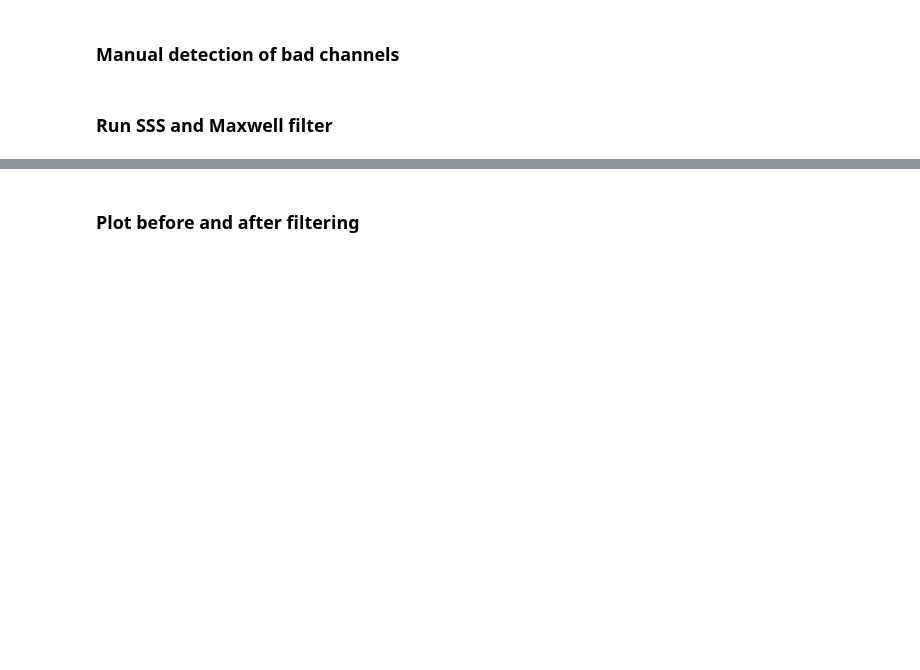
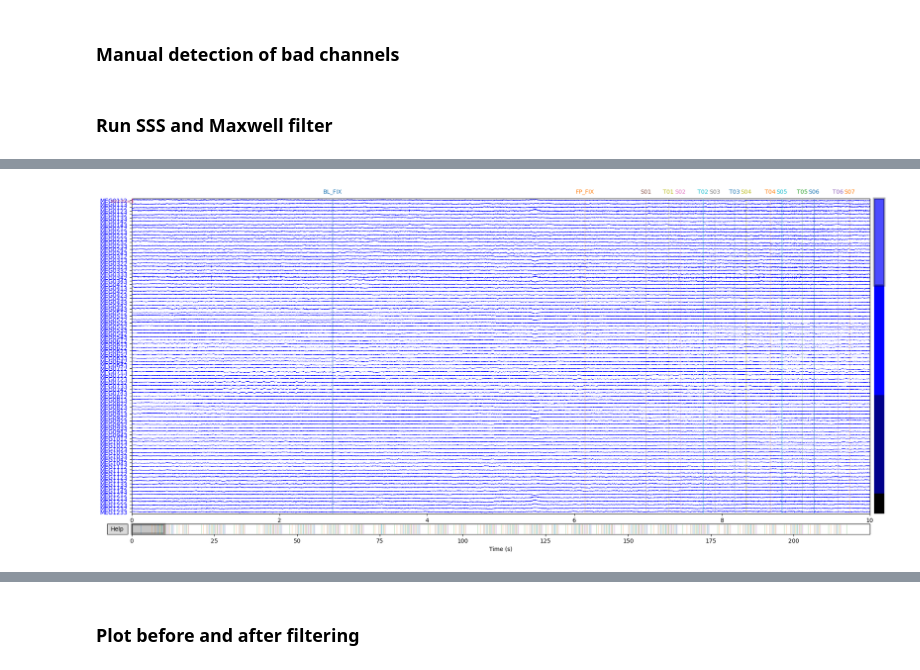
Before and after one commit to gabi-melo/sacsamp-analysis, a Jupyter notebook: MEG/maxfilter.ipynb, the cells around one changed output, grey strips where cells are left out. Drawn from its saved outputs; the diff is of its cells as text; code cells hidden in the pictures; blank space fills up the shorter version.

```diff
--- a/MEG/maxfilter.ipynb
+++ b/MEG/maxfilter.ipynb
@@ -341 +366,5 @@ Maxwell filtering raw data
 [done]
+# %%
+raw_sss.plot(duration=10, n_channels=90)
+# %% [output]
+[figure, added]
```
Also changed, not shown: parts of 10 cells of this notebook, 5 other files.
